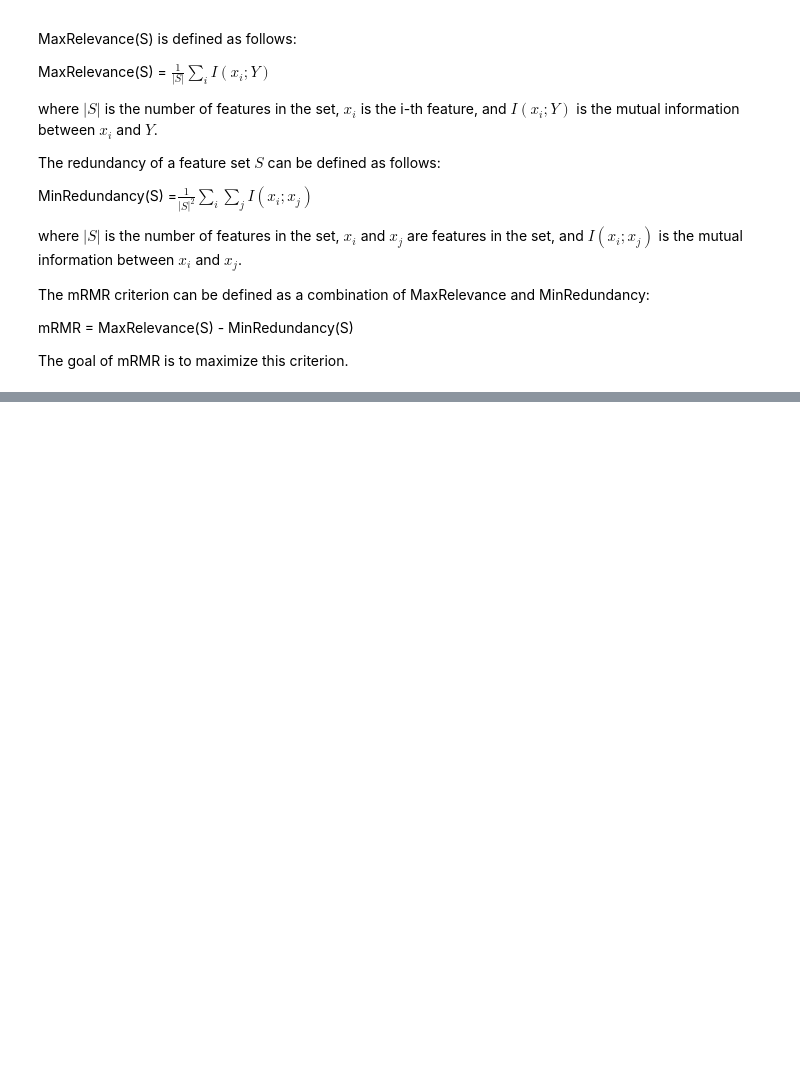
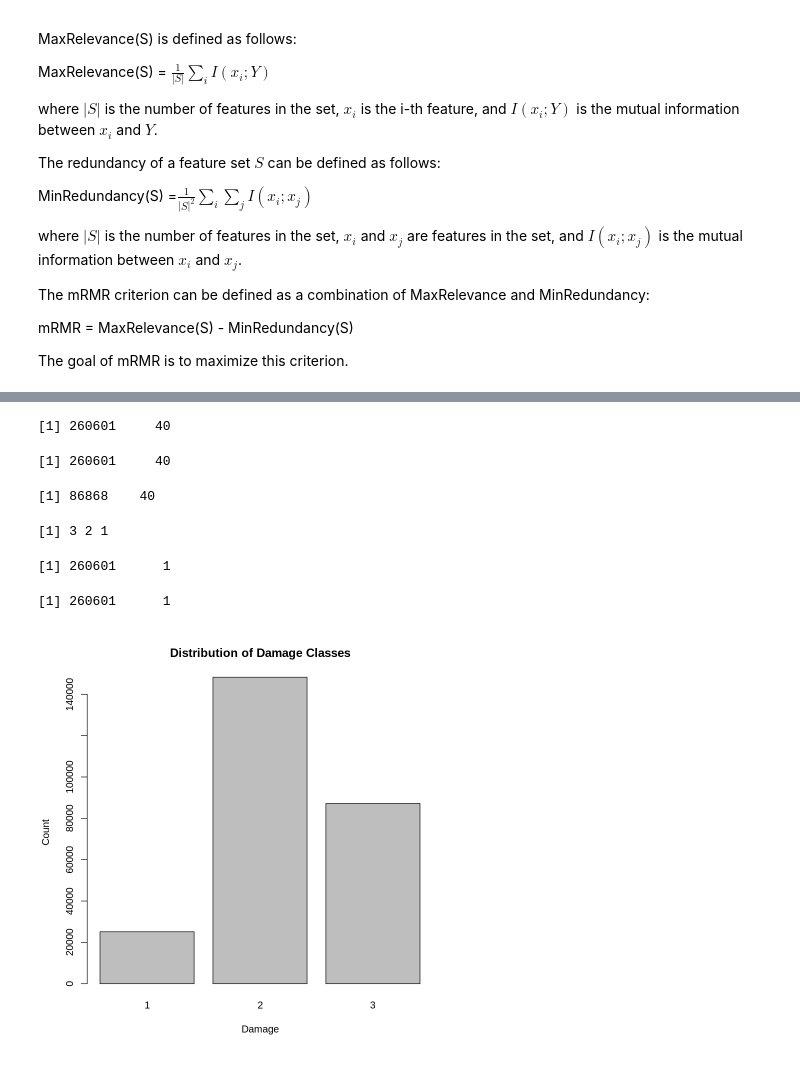
Before and after one commit to cedric-bit/MLP, a Jupyter notebook: LEDKDC.ipynb, the cells around one changed output, grey strips where cells are left out. Saved outputs shown, nothing was run; the diff lists cells and outputs as text; code cells hidden in the pictures; blank space fills up the shorter version.

```diff
--- a/LEDKDC.ipynb
+++ b/LEDKDC.ipynb
@@ -508,0 +638,32 @@ The goal of mRMR is to maximize this criterion.
+# %%
+#kept only 45 variable for the model
+r_data<-encoded_train_data[ranking[0:40]]
+dim(r_data)
+r_test<-encoded_test_features[ranking[0:40]]
+c_data<-encoded_train_data[correlation_ranking_idx[0:40]]
+c_test <-encoded_test_features[correlation_ranking_idx[0:40]]
+dim(c_data)
+dim(r_test)
+# %% [output]
+[1] 260601     40
+[1] 260601     40
+[1] 86868    40
+# %%
+# create data for training model
+dammage <- train_labels$damage_grade
+data_train<-cbind(r_data, dammage)
+unique(data_train$dammage)
+dim(train_labels)
+dim(train_labels)
+# %% [output]
+[1] 3 2 1
+[1] 260601      1
+[1] 260601      1
+# %%
+# Créer une table de fréquence
+damage_freq <- table(dammage)
+
+# Créer un barplot
+barplot(damage_freq, main = "Distribution of Damage Classes", xlab = "Damage", ylab = "Count")
+# %% [output]
+[figure, added]
```
Also changed, not shown: parts of 26 cells of this notebook.
